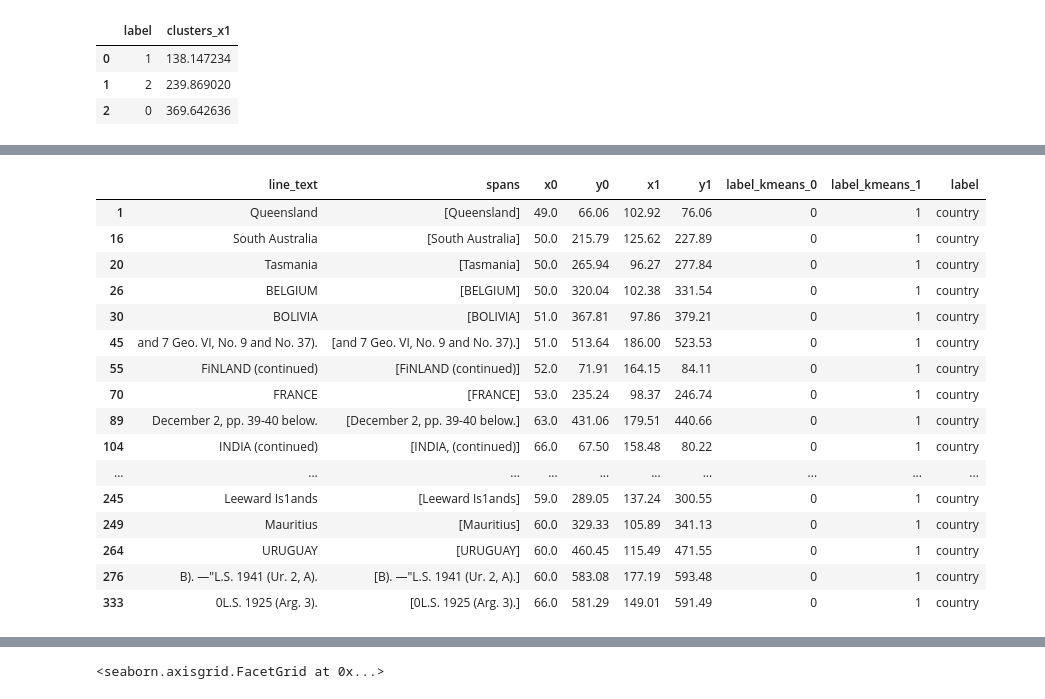
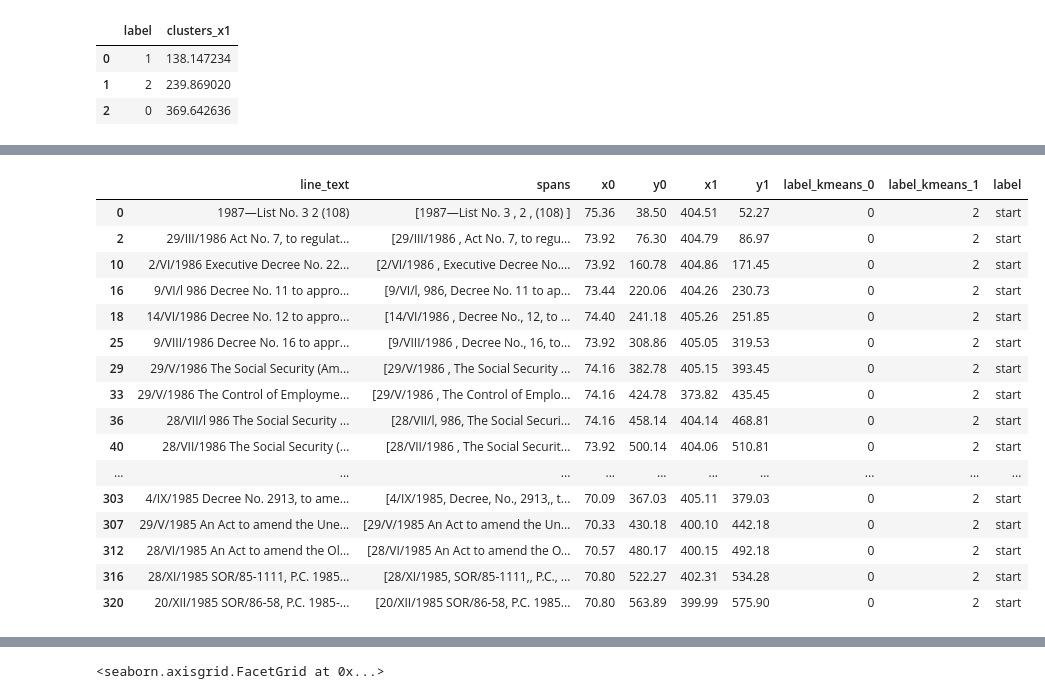
Before and after one commit to jeusa/indexex, a Jupyter notebook: index_extraction.ipynb, the cells around one changed output, grey strips where cells are left out. Cells and saved outputs as stored; diff of their text form; code cells hidden in the pictures.

```diff
--- a/index_extraction.ipynb
+++ b/index_extraction.ipynb
@@ -75,5 +54,0 @@ lines_df
-# %%
-lines_df["dy"] = lines_df["y0"].diff(periods=1).abs()
-lines_df["line_no"] = lines_df["dy"].gt(4).cumsum()
-
-lines_df
@@ -149,18 +55,18 @@ blines_df
 # %%
 # Kmeans clustering with x0 (start of line) and x1 (end of line)
 
-X0 = blines_df["x0"].to_numpy()
+X0 = lines_df["x0"].to_numpy()
 X0 = [[e] for e in X0]
 
 kmeans0 = KMeans(n_clusters=2).fit(X0)
 
-X1 = blines_df["x1"].to_numpy()
+X1 = lines_df["x1"].to_numpy()
 X1 = [[e] for e in X1]
 
 kmeans1 = KMeans(n_clusters=3).fit(X1)
 # %%
-blines_df["label_kmeans_0"] = kmeans0.labels_
-blines_df["label_kmeans_1"] = kmeans1.labels_
-blines_df.loc[blines_df["label_kmeans_0"]==0]
-blines_df
+lines_df["label_kmeans_0"] = kmeans0.labels_
+lines_df["label_kmeans_1"] = kmeans1.labels_
+lines_df.loc[lines_df["label_kmeans_0"]==0]
+lines_df
 # %% [output]
@@ -195,16 +101,18 @@ display(cl_x1)
 | 1 | 2 | 239.869020 |
 | 2 | 0 | 369.642636 |
 # %%
+# Set line label depending on the combination of the clustering labels
+
 labels_meaning = []
 labels_meaning.append((int(cl_x0.iloc[0]["label"]), int(cl_x1.iloc[0]["label"]), "country"))
 labels_meaning.append((int(cl_x0.iloc[0]["label"]), int(cl_x1.iloc[2]["label"]), "start"))
 labels_meaning.append((int(cl_x0.iloc[1]["label"]), int(cl_x1.iloc[2]["label"]), "middle"))
 labels_meaning.append((int(cl_x0.iloc[1]["label"]), int(cl_x1.iloc[1]["label"]), "end"))
 
-blines_df["label"] = "other"
+lines_df["label"] = "other"
 
 for l in labels_meaning:
-    blines_df.loc[(blines_df["label_kmeans_0"]==l[0]) & (blines_df["label_kmeans_1"]==l[1]), "label"] = l[2]
+    lines_df.loc[(lines_df["label_kmeans_0"]==l[0]) & (lines_df["label_kmeans_1"]==l[1]), "label"] = l[2]
 
-blines_df
+lines_df
 # %% [output]
@@ -224,21 +132,21 @@ blines_df
 # %%
-blines_df.loc[blines_df["label"] == "country"]
+lines_df.loc[lines_df["label"] == "start"]
 # %% [output]
 |  | line_text | spans | x0 | y0 | x1 | y1 | label_kmeans_0 | label_kmeans_1 | label |
-| 1 | Queensland | [Queensland] | 49.0 | 66.06 | 102.92 | 76.06 | 0 | 1 | country |
-| 16 | South Australia | [South Australia] | 50.0 | 215.79 | 125.62 | 227.89 | 0 | 1 | country |
-| 20 | Tasmania | [Tasmania] | 50.0 | 265.94 | 96.27 | 277.84 | 0 | 1 | country |
-| 26 | BELGIUM | [BELGIUM] | 50.0 | 320.04 | 102.38 | 331.54 | 0 | 1 | country |
-| 30 | BOLIVIA | [BOLIVIA] | 51.0 | 367.81 | 97.86 | 379.21 | 0 | 1 | country |
-| 45 | and 7 Geo. VI, No. 9 and No. 37). | [and 7 Geo. VI, No. 9 and No. 37).] | 51.0 | 513.64 | 186.00 | 523.53 | 0 | 1 | country |
-| 55 | FiNLAND (continued) | [FiNLAND (continued)] | 52.0 | 71.91 | 164.15 | 84.11 | 0 | 1 | country |
-| 70 | FRANCE | [FRANCE] | 53.0 | 235.24 | 98.37 | 246.74 | 0 | 1 | country |
-| 89 | December 2, pp. 39-40 below. | [December 2, pp. 39-40 below.] | 63.0 | 431.06 | 179.51 | 440.66 | 0 | 1 | country |
-| 104 | INDIA (continued) | [INDIA, (continued)] | 66.0 | 67.50 | 158.48 | 80.22 | 0 | 1 | country |
+| 0 | 1987—List No. 3 2 (108) | [1987—List No. 3 , 2 , (108) ] | 75.36 | 38.50 | 404.51 | 52.27 | 0 | 2 | start |
+| 2 | 29/III/1986 Act No. 7, to regulat... | [29/III/1986 , Act No. 7, to regu... | 73.92 | 76.30 | 404.79 | 86.97 | 0 | 2 | start |
+| 10 | 2/VI/1986 Executive Decree No. 22... | [2/VI/1986 , Executive Decree No.... | 73.92 | 160.78 | 404.86 | 171.45 | 0 | 2 | start |
+| 16 | 9/VI/l 986 Decree No. 11 to appro... | [9/VI/l, 986, Decree No. 11 to ap... | 73.44 | 220.06 | 404.26 | 230.73 | 0 | 2 | start |
+| 18 | 14/VI/1986 Decree No. 12 to appro... | [14/VI/1986 , Decree No., 12, to ... | 74.40 | 241.18 | 405.26 | 251.85 | 0 | 2 | start |
+| 25 | 9/VIII/1986 Decree No. 16 to appr... | [9/VIII/1986 , Decree No., 16, to... | 73.92 | 308.86 | 405.05 | 319.53 | 0 | 2 | start |
+| 29 | 29/V/1986 The Social Security (Am... | [29/V/1986 , The Social Security ... | 74.16 | 382.78 | 405.15 | 393.45 | 0 | 2 | start |
+| 33 | 29/V/1986 The Control of Employme... | [29/V/1986 , The Control of Emplo... | 74.16 | 424.78 | 373.82 | 435.45 | 0 | 2 | start |
+| 36 | 28/VII/l 986 The Social Security ... | [28/VII/l, 986, The Social Securi... | 74.16 | 458.14 | 404.14 | 468.81 | 0 | 2 | start |
+| 40 | 28/VII/1986 The Social Security (... | [28/VII/1986 , The Social Securit... | 73.92 | 500.14 | 404.06 | 510.81 | 0 | 2 | start |
 | ... | ... | ... | ... | ... | ... | ... | ... | ... | ... |
-| 245 | Leeward Is1ands | [Leeward Is1ands] | 59.0 | 289.05 | 137.24 | 300.55 | 0 | 1 | country |
-| 249 | Mauritius | [Mauritius] | 60.0 | 329.33 | 105.89 | 341.13 | 0 | 1 | country |
-| 264 | URUGUAY | [URUGUAY] | 60.0 | 460.45 | 115.49 | 471.55 | 0 | 1 | country |
-| 276 | B). —"L.S. 1941 (Ur. 2, A). | [B). —"L.S. 1941 (Ur. 2, A).] | 60.0 | 583.08 | 177.19 | 593.48 | 0 | 1 | country |
-| 333 | 0L.S. 1925 (Arg. 3). | [0L.S. 1925 (Arg. 3).] | 66.0 | 581.29 | 149.01 | 591.49 | 0 | 1 | country |
+| 303 | 4/IX/1985 Decree No. 2913, to ame... | [4/IX/1985, Decree, No., 2913,, t... | 70.09 | 367.03 | 405.11 | 379.03 | 0 | 2 | start |
+| 307 | 29/V/1985 An Act to amend the Une... | [29/V/1985 An Act to amend the Un... | 70.33 | 430.18 | 400.10 | 442.18 | 0 | 2 | start |
+| 312 | 28/VI/1985 An Act to amend the Ol... | [28/VI/1985 An Act to amend the O... | 70.57 | 480.17 | 400.15 | 492.18 | 0 | 2 | start |
+| 316 | 28/XI/1985 SOR/85-1111, P.C. 1985... | [28/XI/1985, SOR/85-1111,, P.C., ... | 70.80 | 522.27 | 402.31 | 534.28 | 0 | 2 | start |
+| 320 | 20/XII/1985 SOR/86-58, P.C. 1985-... | [20/XII/1985 SOR/86-58, P.C. 1985... | 70.80 | 563.89 | 399.99 | 575.90 | 0 | 2 | start |
 # %%
```
Also changed, not shown: parts of 22 cells of this notebook, 5 other files.
